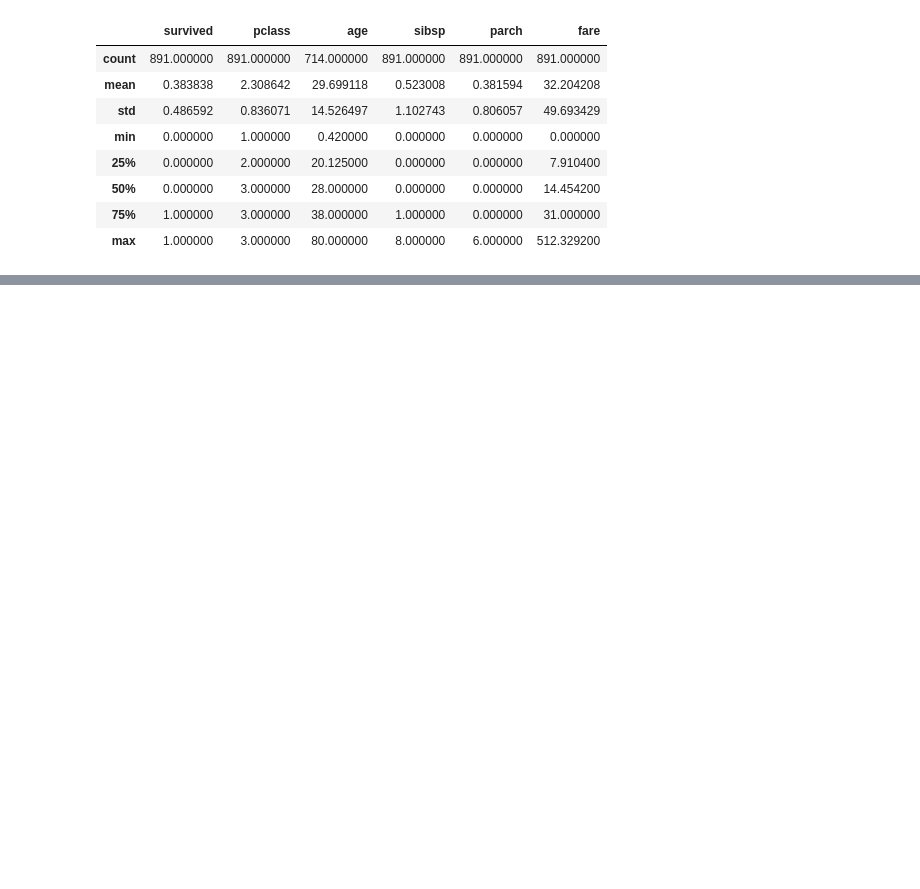
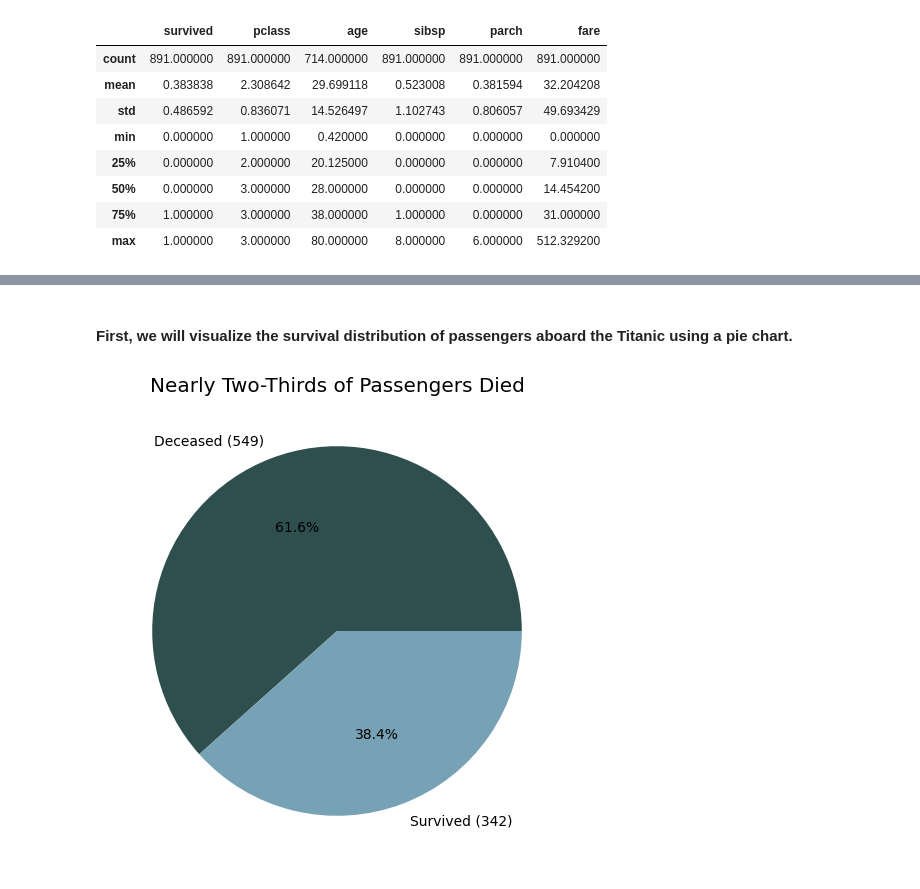
Before and after one commit to Pojetta/datafun-06-eda, a Jupyter notebook: joannafarris_eda.ipynb, the cells around one changed output, grey strips where cells are left out. Saved outputs shown, nothing was run; the diff lists cells and outputs as text; code cells hidden in the pictures; blank space fills up the shorter version.

```diff
--- a/joannafarris_eda.ipynb
+++ b/joannafarris_eda.ipynb
@@ -49 +53,3 @@ import numpy as np
+# %%
+df = sns.load_dataset('titanic')
 # %% [markdown]
@@ -55,2 +56,0 @@ The `pd.read_csv()` function is used to load the Titanic dataset from a CSV file
-# %%
-df = pd.read_csv("titanic.csv")
@@ -225,0 +131,21 @@ The dataset contains information about various aspects of the passengers, such a
+# %% [markdown]
+
+#### First, we will visualize the survival distribution of passengers aboard the Titanic using a pie chart.
+# %%
+# Mapping 0 and 1 to "Deceased" and "Survived"
+survivors = df["survived"].map({0: "Deceased", 1: "Survived"}).value_counts()
+
+# Create custom labels with counts from survivors
+labels = [f'Deceased ({survivors["Deceased"]})', f'Survived ({survivors["Survived"]})']
+
+# Creating a pie chart with labels including value counts
+plt.figure(figsize=(8, 6))
+survivors.plot(kind='pie', autopct='%1.1f%%', colors=['darkslategray', "xkcd:greyblue"],
+               labels=labels)
+plt.title('Nearly Two-Thirds of Passengers Died')
+plt.ylabel('')  # Hide the y-label for the pie chart
+plt.show()
+
+# print(survivors)
+# %% [output]
+[figure, added]
```
Also changed, not shown: parts of 67 cells of this notebook, 2 other files.
